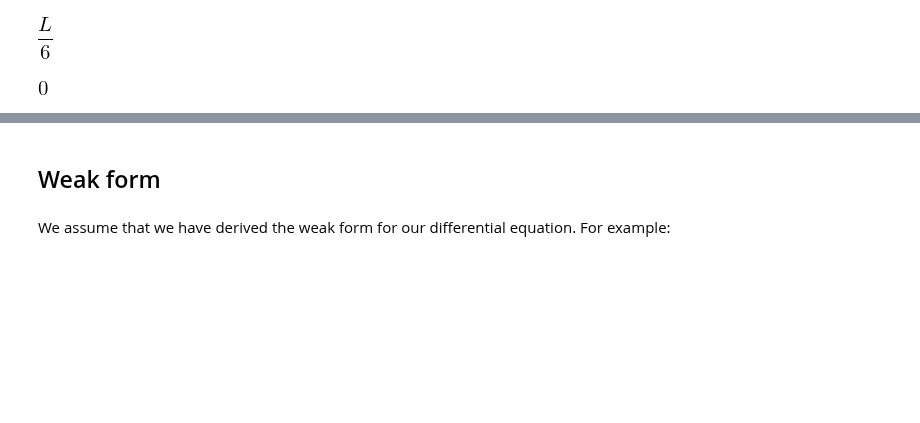
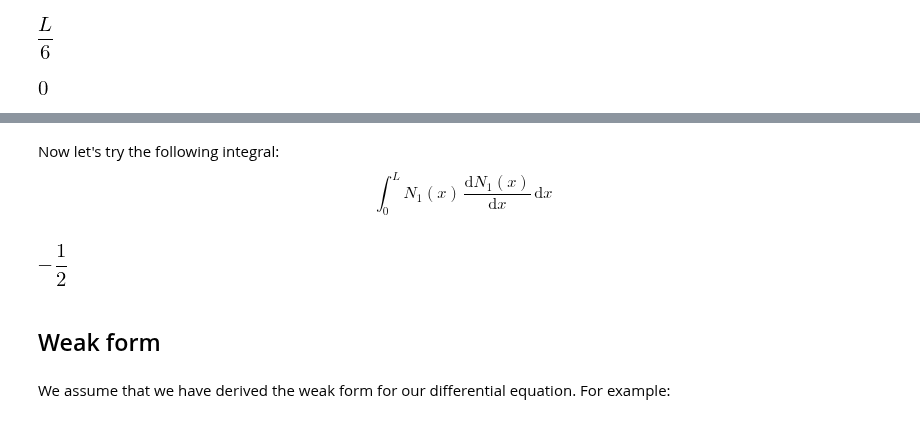
Before and after one commit to f-fathurrahman/ffr-MetodeNumerik, a Jupyter notebook: TF4062_KompRekLanjut/FEM/FEM_1d_symbolic_01.ipynb, the cells around one changed output, grey strips where cells are left out. Drawn from its saved outputs; the diff is of its cells as text; code cells hidden in the pictures; blank space fills up the shorter version.

```diff
--- a/TF4062_KompRekLanjut/FEM/FEM_1d_symbolic_01.ipynb
+++ b/TF4062_KompRekLanjut/FEM/FEM_1d_symbolic_01.ipynb
@@ -251,3 +265,12 @@ integrate(N_first*N_third, (x,0,L))
+# %% [markdown]
+Now let's try the following integral:
+$$
+\int_{0}^{L} N_{1}(x)\,\frac{\mathrm{d}N_{1}(x)}{\mathrm{d}x}\,\mathrm{d}x
+$$
+# %%
+integrate(N_first * diff(N_first,x), (x,0,L))
+# %% [output]
+[figure, added]
 # %% [markdown]
 ## Weak form
 # %% [markdown]
```
Also changed, not shown: parts of 36 cells of this notebook.
